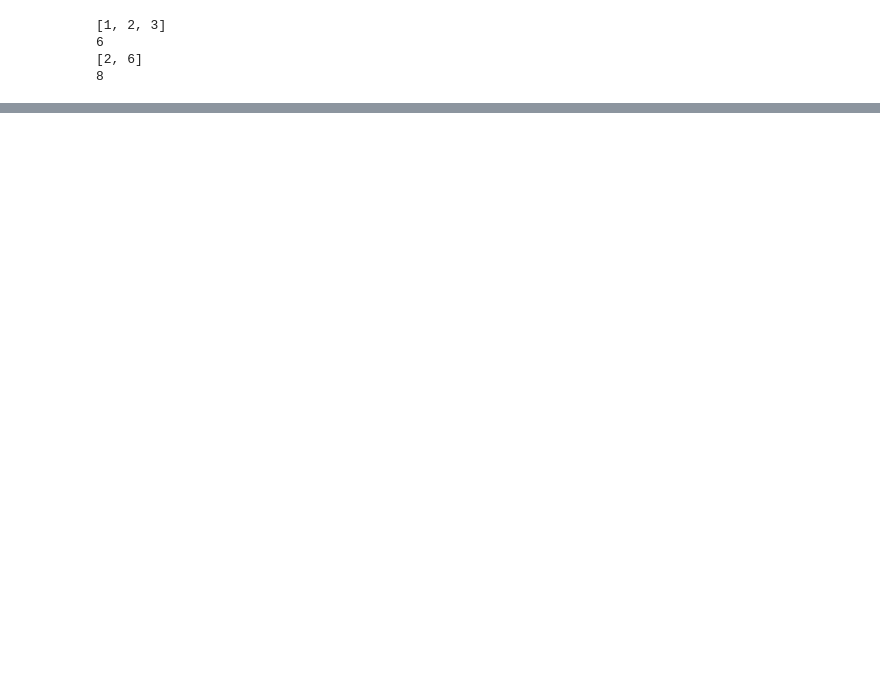
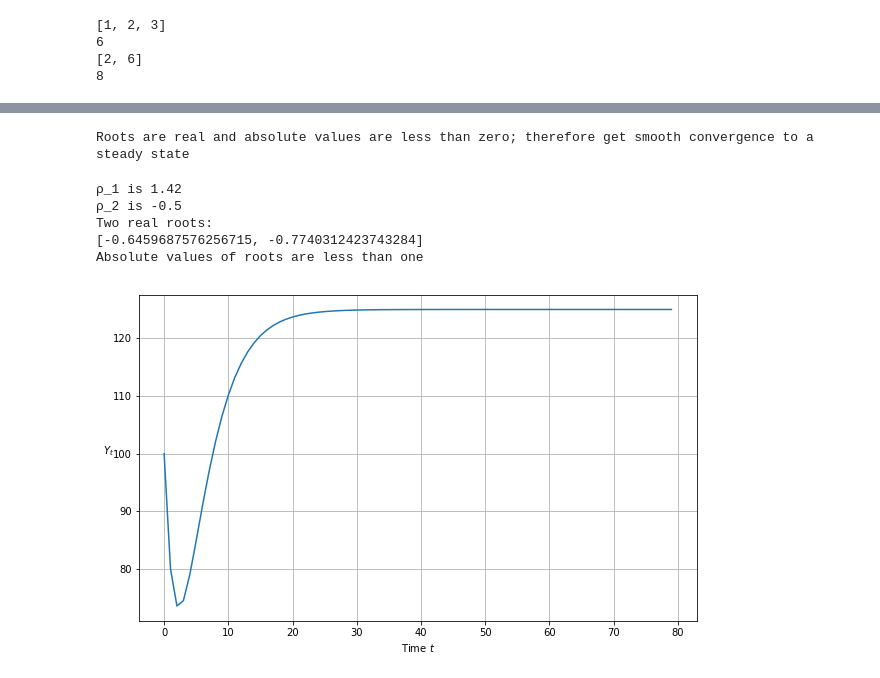
Before and after one commit to PanPip/QuantEcon_Tasks, a Jupyter notebook: Advanced_programming.ipynb, the cells around one changed output, grey strips where cells are left out. Drawn from its saved outputs; the diff is of its cells as text; code cells hidden in the pictures; blank space fills up the shorter version.

```diff
--- a/Advanced_programming.ipynb
+++ b/Advanced_programming.ipynb
@@ -446,0 +542,78 @@ print(P(1))  # Evaluate the differentiated polynomial for the x=1
+# %%
+### Test the categorize_solution function
+
+categorize_solution(1.3, -.4)
+# %% [output]
+Roots are real and absolute values are less than zero; therefore get smooth convergence to a steady state
+# %%
+#Function for plotting Y_t paths
+
+def plot_y(function=None):
+    """function plots path of Y_t"""
+    plt.subplots(figsize=(10, 6))
+    plt.plot(function)
+    plt.xlabel('Time $t$')
+    plt.ylabel('$Y_t$', rotation=0)
+    plt.grid()
+    plt.show()
+# %%
+#The following function calculates roots of the characteristic polynomial using high school algebra
+
+
+from cmath import sqrt
+
+##=== This is a 'manual' method ===#
+
+def y_nonstochastic(y_0=100, y_1=80, α=.92, β=.5, γ=10, n=80):
+
+    """Takes values of parameters and computes roots of characteristic polynomial.
+       It tells whether they are real or complex and whether they are less than unity in absolute value.
+       It also computes a simulation of length n starting from the two given initial conditions for national income"""
+
+    roots = []
+
+    ρ1 = α + β
+    ρ2 = -β
+
+    print(f'ρ_1 is {ρ1}')
+    print(f'ρ_2 is {ρ2}')
+
+    discriminant = ρ1 ** 2 + 4 * ρ2
+
+    if discriminant == 0:
+        roots.append(-ρ1 / 2)
+        print('Single real root: ')
+        print(''.join(str(roots)))
+    elif discriminant > 0:
+        roots.append((-ρ1 + sqrt(discriminant).real) / 2)
+        roots.append((-ρ1 - sqrt(discriminant).real) / 2)
+        print('Two real roots: ')
+        print(''.join(str(roots)))
+    else:
+        roots.append((-ρ1 + sqrt(discriminant)) / 2)
+        roots.append((-ρ1 - sqrt(discriminant)) / 2)
+        print('Two complex roots: ')
+        print(''.join(str(roots)))
+
+    if all(abs(root) < 1 for root in roots):
+        print('Absolute values of roots are less than one')
+    else:
+        print('Absolute values of roots are not less than one')
+
+    def transition(x, t): return ρ1 * x[t - 1] + ρ2 * x[t - 2] + γ
+
+    y_t = [y_0, y_1]
+
+    for t in range(2, n):
+        y_t.append(transition(y_t, t))
+
+    return y_t
+
+plot_y(y_nonstochastic())
+# %% [output]
+ρ_1 is 1.42
+ρ_2 is -0.5
+Two real roots:
+[-0.6459687576256715, -0.7740312423743284]
+Absolute values of roots are less than one
+[figure, added]
```
Also changed, not shown: parts of 31 cells of this notebook, 1 other file.
